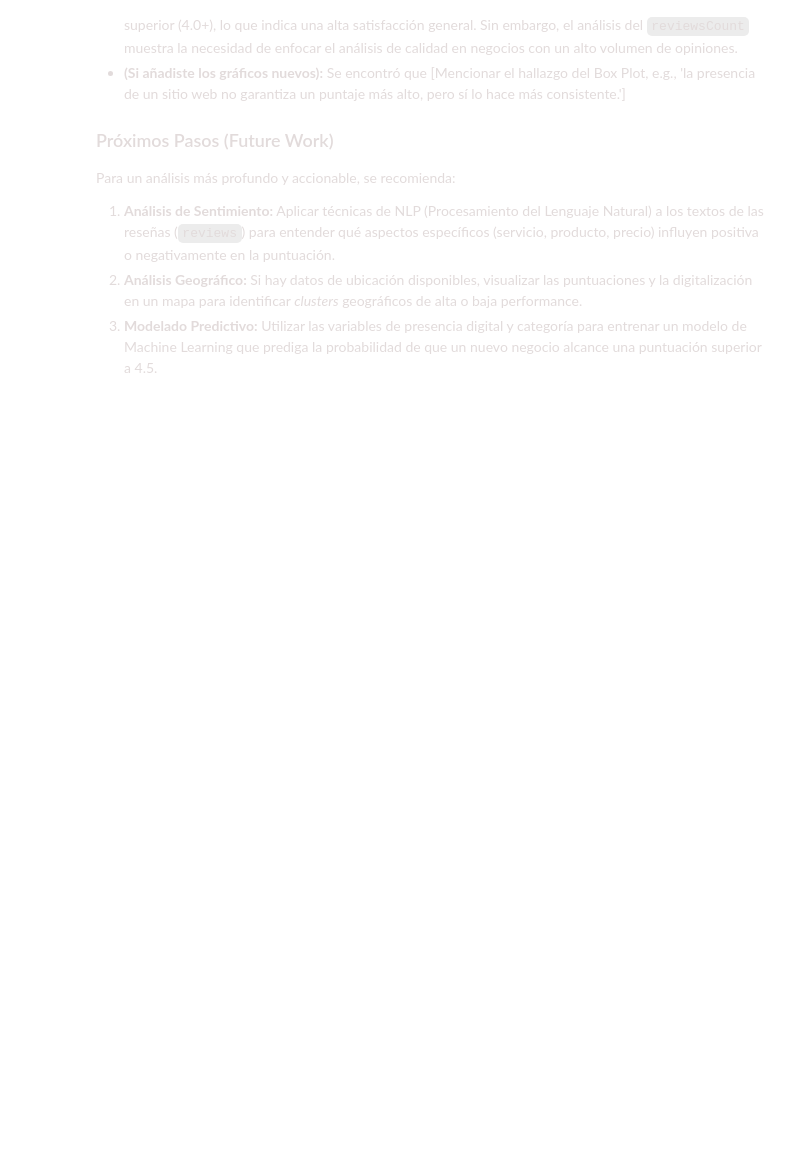
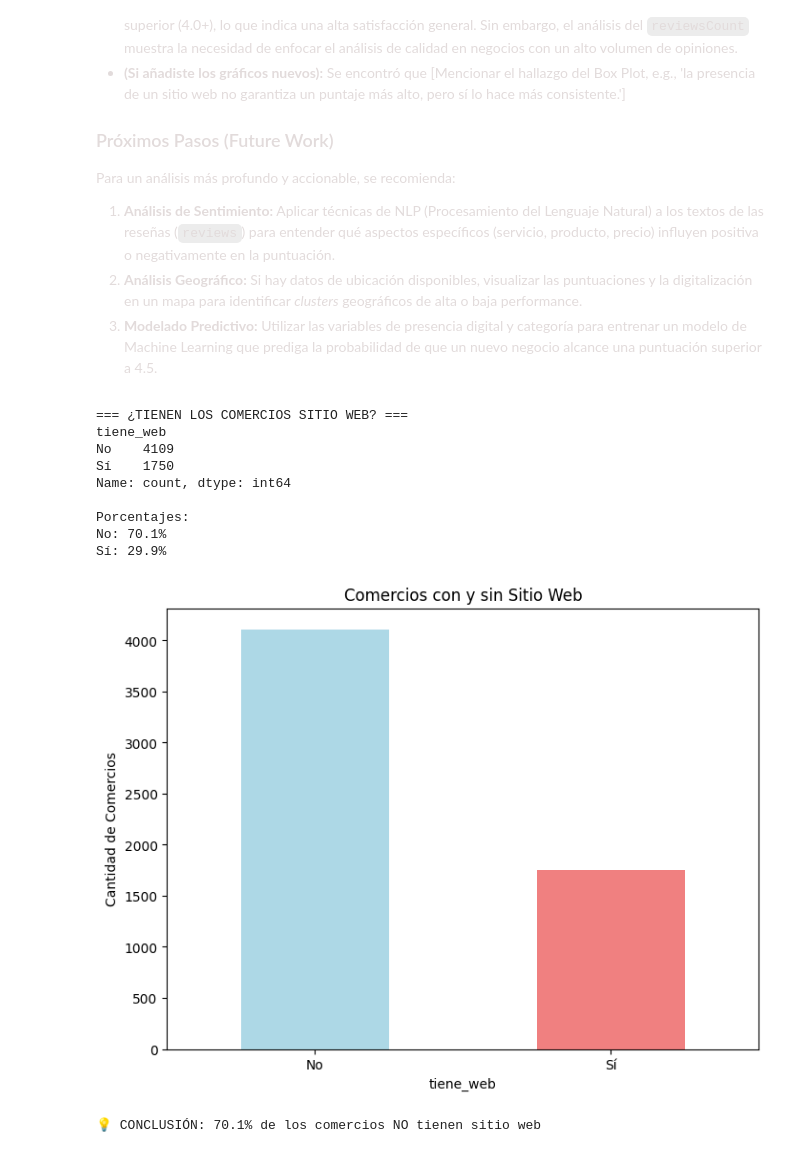
Before and after one commit to MCCastroMaluta/Portfolio-Python-es, a Jupyter notebook: Notebooks/02-EDA.ipynb, the cells around one changed output. Drawn from its saved outputs; the diff is of its cells as text; code cells hidden in the pictures; blank space fills up the shorter version.

```diff
--- a/Notebooks/02-EDA.ipynb
+++ b/Notebooks/02-EDA.ipynb
@@ -581,3 +590,46 @@ Para un análisis más profundo y accionable, se recomienda:
 2.  **Análisis Geográfico:** Si hay datos de ubicación disponibles, visualizar las puntuaciones y la digitalización en un mapa para identificar *clusters* geográficos de alta o baja performance.
 3.  **Modelado Predictivo:** Utilizar las variables de presencia digital y categoría para entrenar un modelo de Machine Learning que prediga la probabilidad de que un nuevo negocio alcance una puntuación superior a 4.5.
 </div>
+# %%
+# ==============================================
+# 2. ANÁLISIS WEBSITE vs PUNTUACIONES (TODO EN UNA CELDA)
+# ==============================================
+
+print("=== ¿TIENEN LOS COMERCIOS SITIO WEB? ===")
+
+# Crear categorías simples (AJUSTAR 'website' por el nombre de tu columna)
+df['tiene_web'] = df['website'].apply(lambda x: 'Sí' if pd.notna(x) and x != 'Incomplete' else 'No')
+
+# Contar cuántos tienen y no tienen
+conteo = df['tiene_web'].value_counts()
+print(conteo)
+print()
+
+# Calcular porcentajes
+porcentajes = df['tiene_web'].value_counts(normalize=True) * 100
+print("Porcentajes:")
+for categoria, porcentaje in porcentajes.items():
+    print(f"{categoria}: {porcentaje:.1f}%")
+
+# GRÁFICO INMEDIATO en la misma celda
+plt.figure(figsize=(8, 6))
+conteo.plot(kind='bar', color=['lightblue', 'lightcoral'])
+plt.title('Comercios con y sin Sitio Web')
+plt.ylabel('Cantidad de Comercios')
+plt.xticks(rotation=0)
+plt.show()
+
+# Conclusión
+print(f"💡 CONCLUSIÓN: {porcentajes['No']:.1f}% de los comercios NO tienen sitio web")
+# %% [output]
+=== ¿TIENEN LOS COMERCIOS SITIO WEB? ===
+tiene_web
+No    4109
+Sí    1750
+Name: count, dtype: int64
+
+Porcentajes:
+No: 70.1%
+Sí: 29.9%
+[figure, added]
+💡 CONCLUSIÓN: 70.1% de los comercios NO tienen sitio web
```
Also changed, not shown: parts of 10 cells of this notebook.
